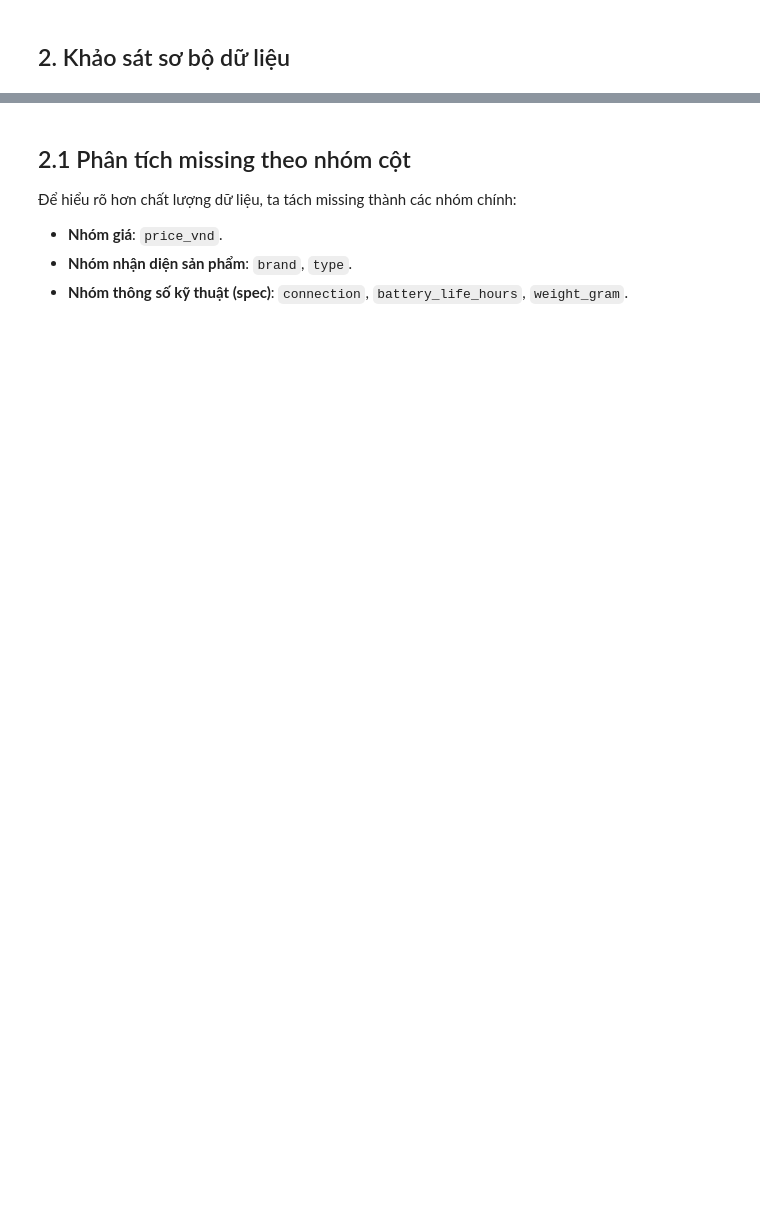
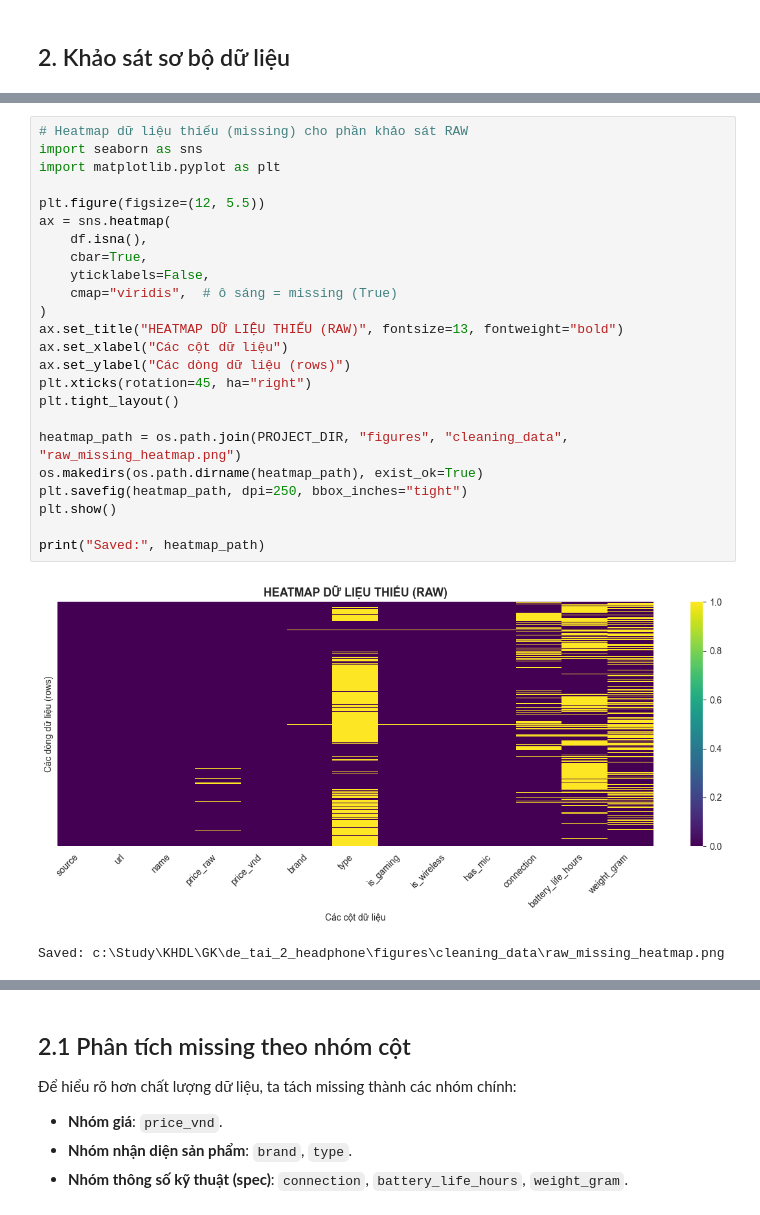
Before and after one commit to vcongggggg/KHDL, a Jupyter notebook: de_tai_2_headphone/notebooks/02-cleaning_data.ipynb, the cells around one changed output, grey strips where cells are left out. Cells and saved outputs as stored; diff of their text form; blank space fills up the shorter version.

```diff
--- a/de_tai_2_headphone/notebooks/02-cleaning_data.ipynb
+++ b/de_tai_2_headphone/notebooks/02-cleaning_data.ipynb
@@ -79,0 +198,27 @@ dtype: float64
+# %%
+# Heatmap dữ liệu thiếu (missing) cho phần khảo sát RAW
+import seaborn as sns
+import matplotlib.pyplot as plt
+
+plt.figure(figsize=(12, 5.5))
+ax = sns.heatmap(
+    df.isna(),
+    cbar=True,
+    yticklabels=False,
+    cmap="viridis",  # ô sáng = missing (True)
+)
+ax.set_title("HEATMAP DỮ LIỆU THIẾU (RAW)", fontsize=13, fontweight="bold")
+ax.set_xlabel("Các cột dữ liệu")
+ax.set_ylabel("Các dòng dữ liệu (rows)")
+plt.xticks(rotation=45, ha="right")
+plt.tight_layout()
+
+heatmap_path = os.path.join(PROJECT_DIR, "figures", "cleaning_data", "raw_missing_heatmap.png")
+os.makedirs(os.path.dirname(heatmap_path), exist_ok=True)
+plt.savefig(heatmap_path, dpi=250, bbox_inches="tight")
+plt.show()
+
+print("Saved:", heatmap_path)
+# %% [output]
+[figure, added]
+Saved: c:\Study\KHDL\GK\de_tai_2_headphone\figures\cleaning_data\raw_missing_heatmap.png
```
Also changed, not shown: parts of 48 cells of this notebook, 1 other file.
